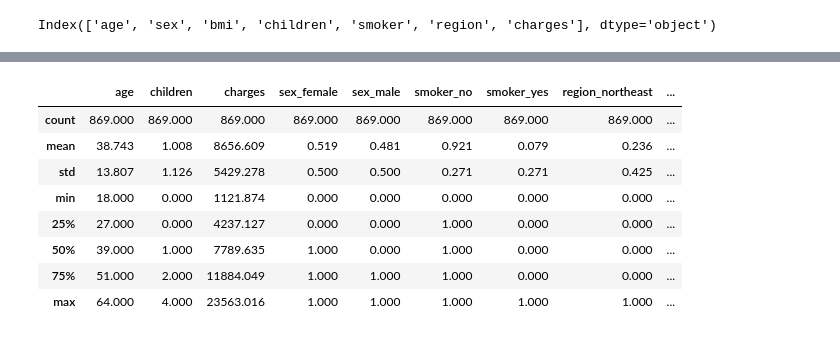
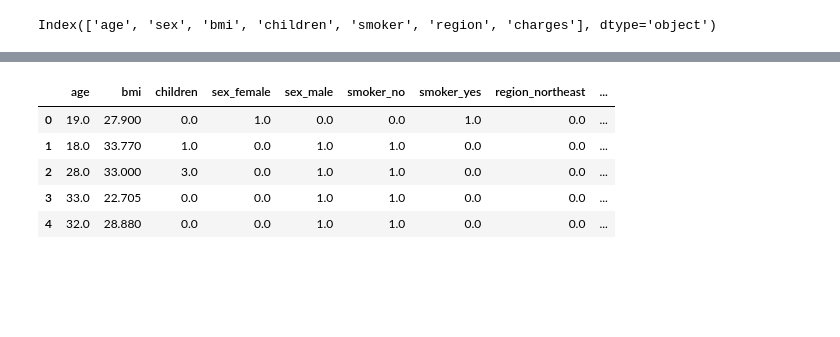
Before and after one commit to abirmes/Assurance_Charge, a Jupyter notebook: data2.ipynb, the cells around one changed output, grey strips where cells are left out. Saved outputs shown, nothing was run; the diff lists cells and outputs as text; code cells hidden in the pictures; blank space fills up the shorter version.

```diff
--- a/data2.ipynb
+++ b/data2.ipynb
@@ -233,13 +230,14 @@ df_cleaned.boxplot(by ='sex', column =['bmi'], grid = False)
 # %%
-catg_cols = df.select_dtypes(include='object').columns.to_list()
+catg_cols = df_cleaned.select_dtypes(include='object').columns.to_list()
 print(catg_cols)
 from sklearn.preprocessing import OneHotEncoder
 encoder = OneHotEncoder(sparse_output=False , handle_unknown='ignore' )
-encoder.fit(df[catg_cols])
+encoder.fit(df_cleaned[catg_cols])
 
 encoded_cols = list(encoder.get_feature_names_out(catg_cols))
-df[encoded_cols] = encoder.transform(df[catg_cols])
-print(df[encoded_cols])
+df_cleaned[encoded_cols] = encoder.transform(df_cleaned[catg_cols])
+print(df_cleaned[encoded_cols])
+print(df_cleaned)
 # %% [output]
 ['sex', 'smoker', 'region']
       sex_female  sex_male  smoker_no  smoker_yes  region_northeast  \
@@ -261,27 +276,30 @@ print(df[encoded_cols])
 # %%
 from sklearn.model_selection import train_test_split
-X = df_cleaned.drop(columns=['bmi' , 'sex' , 'region' , 'smoker'])
-Y = df_cleaned['bmi']
+X = df_cleaned.drop(columns= ['charges' , 'smoker' , 'sex' , 'region'])
+Y = df_cleaned['charges']
+
+#Y.head()
+# X.shape
+# Y.shape
+X_train , X_test , Y_train , Y_test = train_test_split(X ,Y , random_state=11 , test_size=0.2)
+
+
+# X_train.shape
+# X_test.shape
+# # Y_train.shape
+# Y_test.shape
+# X_train.describe().round(3)
+
+#rint(df_cleaned)
+
 X.head()
-Y.head()
-X.shape
-Y.shape
-X_train , X_test , Y_train , Y_test = train_test_split(X ,Y , random_state=11 , test_size=0.2)
-X_train.shape
-X_test.shape
-Y_train.shape
-Y_test.shape
-X_train.describe().round(3)
 # %% [output]
-|  | age | children | charges | sex_female | sex_male | smoker_no | smoker_yes | region_northeast | ... |
-| count | 869.000 | 869.000 | 869.000 | 869.000 | 869.000 | 869.000 | 869.000 | 869.000 | ... |
-| mean | 38.743 | 1.008 | 8656.609 | 0.519 | 0.481 | 0.921 | 0.079 | 0.236 | ... |
-| std | 13.807 | 1.126 | 5429.278 | 0.500 | 0.500 | 0.271 | 0.271 | 0.425 | ... |
-| min | 18.000 | 0.000 | 1121.874 | 0.000 | 0.000 | 0.000 | 0.000 | 0.000 | ... |
-| 25% | 27.000 | 0.000 | 4237.127 | 0.000 | 0.000 | 1.000 | 0.000 | 0.000 | ... |
-| 50% | 39.000 | 1.000 | 7789.635 | 1.000 | 0.000 | 1.000 | 0.000 | 0.000 | ... |
-| 75% | 51.000 | 2.000 | 11884.049 | 1.000 | 1.000 | 1.000 | 0.000 | 0.000 | ... |
-| max | 64.000 | 4.000 | 23563.016 | 1.000 | 1.000 | 1.000 | 1.000 | 1.000 | ... |
+|  | age | bmi | children | sex_female | sex_male | smoker_no | smoker_yes | region_northeast | ... |
+| 0 | 19.0 | 27.900 | 0.0 | 1.0 | 0.0 | 0.0 | 1.0 | 0.0 | ... |
+| 1 | 18.0 | 33.770 | 1.0 | 0.0 | 1.0 | 1.0 | 0.0 | 0.0 | ... |
+| 2 | 28.0 | 33.000 | 3.0 | 0.0 | 1.0 | 1.0 | 0.0 | 0.0 | ... |
+| 3 | 33.0 | 22.705 | 0.0 | 0.0 | 1.0 | 1.0 | 0.0 | 0.0 | ... |
+| 4 | 32.0 | 28.880 | 0.0 | 0.0 | 1.0 | 1.0 | 0.0 | 0.0 | ... |
 # %%
 
 
```
Also changed, not shown: parts of 31 cells of this notebook, 1 other file.
